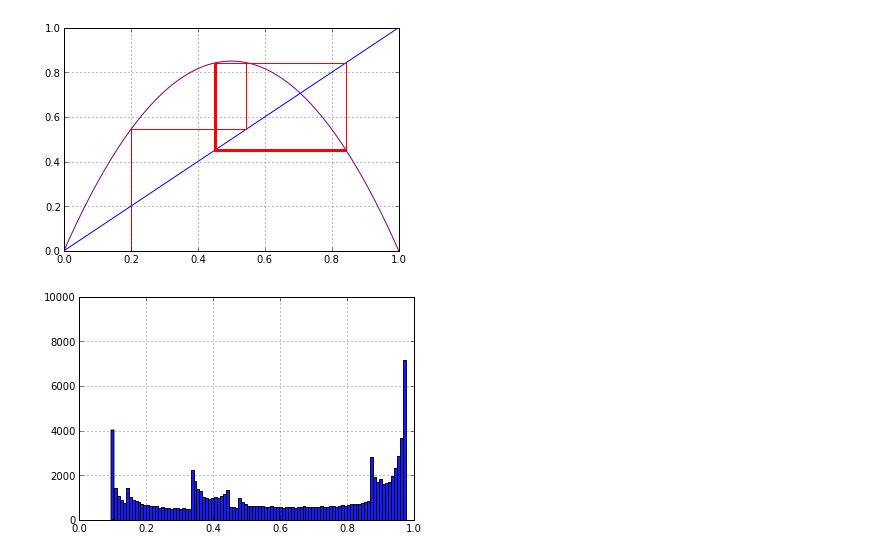
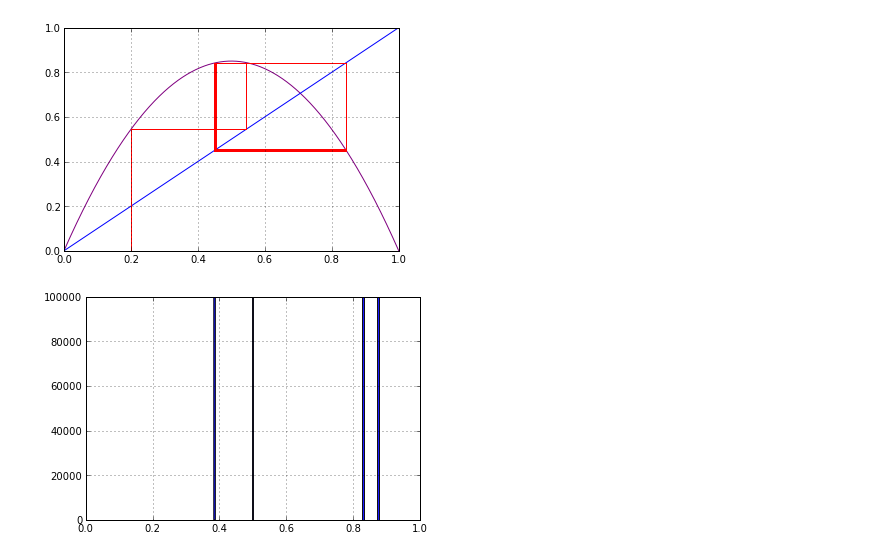
Before and after one commit to aeperea/proyecto, a Jupyter notebook: mapeo logistico.ipynb, the cells around one changed output. Cells and saved outputs as stored; diff of their text form; code cells hidden in the pictures.

```diff
--- a/mapeo logistico.ipynb
+++ b/mapeo logistico.ipynb
@@ -122,9 +109,9 @@ def prob_function(r, x0 = 0.2, steps=2000) :
     plt.grid()
     plt.show()
 # %%
-prob_function(3.9, 0.762343, 100000)
+prob_function(3.5, 0.762343, 1000000)
 # %% [output]
-[figure, old version]
+[figure, new version]
 # %%
 def func(x,r,n) :
     return x - f_n(x,r,n)
```
Also changed, not shown: parts of 8 cells of this notebook, 6 other files.
